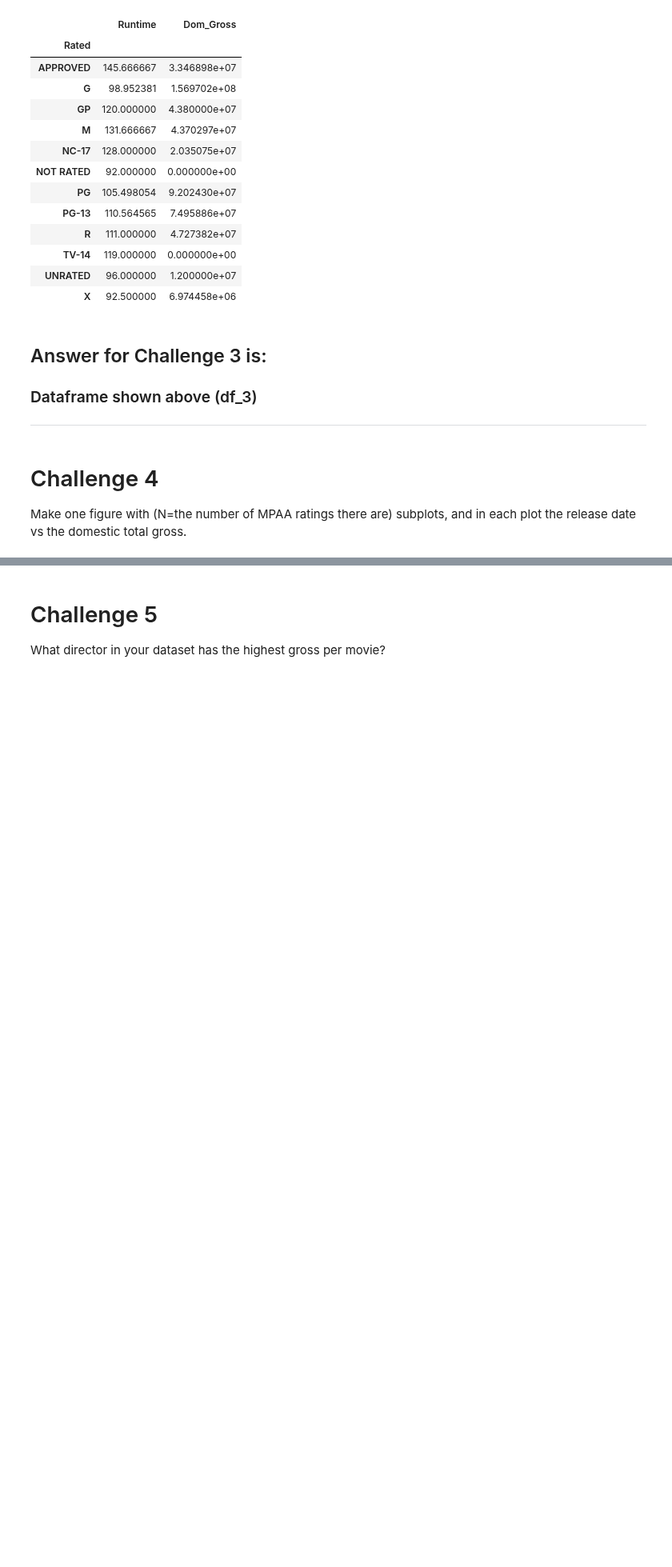
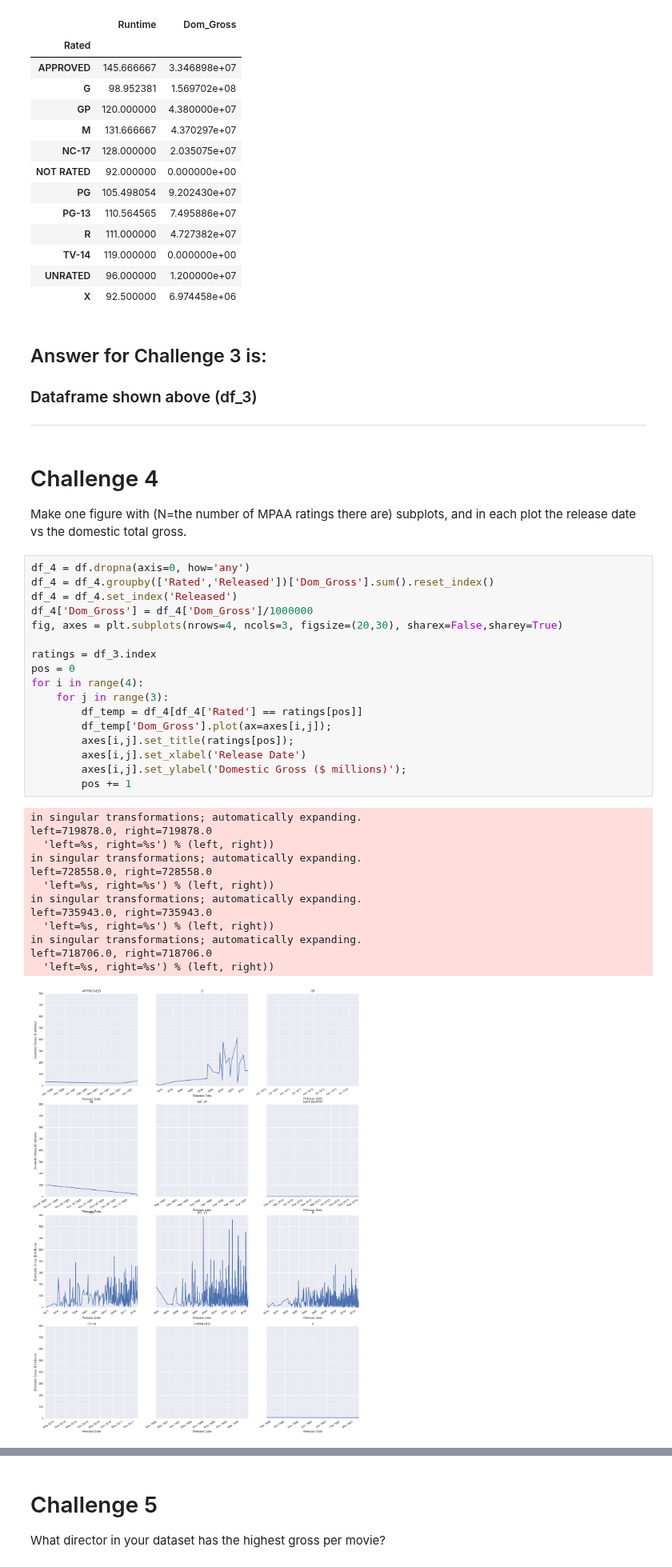
Before and after one commit to robinsones/dsp, a Jupyter notebook: challenges/submissions/02-luther1/bryant/bryant_02-luther1.ipynb, the cells around one changed output, grey strips where cells are left out. Shown at 80% size. Saved outputs shown, nothing was run; the diff lists cells and outputs as text; blank space fills up the shorter version.

```diff
--- a/challenges/submissions/02-luther1/bryant/bryant_02-luther1.ipynb
+++ b/challenges/submissions/02-luther1/bryant/bryant_02-luther1.ipynb
@@ -155,5 +156,36 @@ ___
 # %% [markdown]
 # Challenge 4
 Make one figure with (N=the number of MPAA ratings there are) subplots, and in each plot the release date vs the domestic total gross.
+# %%
+df_4 = df.dropna(axis=0, how='any')
+df_4 = df_4.groupby(['Rated','Released'])['Dom_Gross'].sum().reset_index()
+df_4 = df_4.set_index('Released')
+df_4['Dom_Gross'] = df_4['Dom_Gross']/1000000
+fig, axes = plt.subplots(nrows=4, ncols=3, figsize=(20,30), sharex=False,sharey=True)
+
+ratings = df_3.index
+pos = 0
+for i in range(4):
+    for j in range(3):
+        df_temp = df_4[df_4['Rated'] == ratings[pos]]
+        df_temp['Dom_Gross'].plot(ax=axes[i,j]);
+        axes[i,j].set_title(ratings[pos]);
+        axes[i,j].set_xlabel('Release Date')
+        axes[i,j].set_ylabel('Domestic Gross ($ millions)');
+        pos += 1
+# %% [output]
+in singular transformations; automatically expanding.
+left=719878.0, right=719878.0
+  'left=%s, right=%s') % (left, right))
+in singular transformations; automatically expanding.
+left=728558.0, right=728558.0
+  'left=%s, right=%s') % (left, right))
+in singular transformations; automatically expanding.
+left=735943.0, right=735943.0
+  'left=%s, right=%s') % (left, right))
+in singular transformations; automatically expanding.
+left=718706.0, right=718706.0
+  'left=%s, right=%s') % (left, right))
+[figure, added]
 # %% [markdown]
 ## Answer for Challenge 4 is:
```
Also changed, not shown: parts of 9 cells of this notebook.
